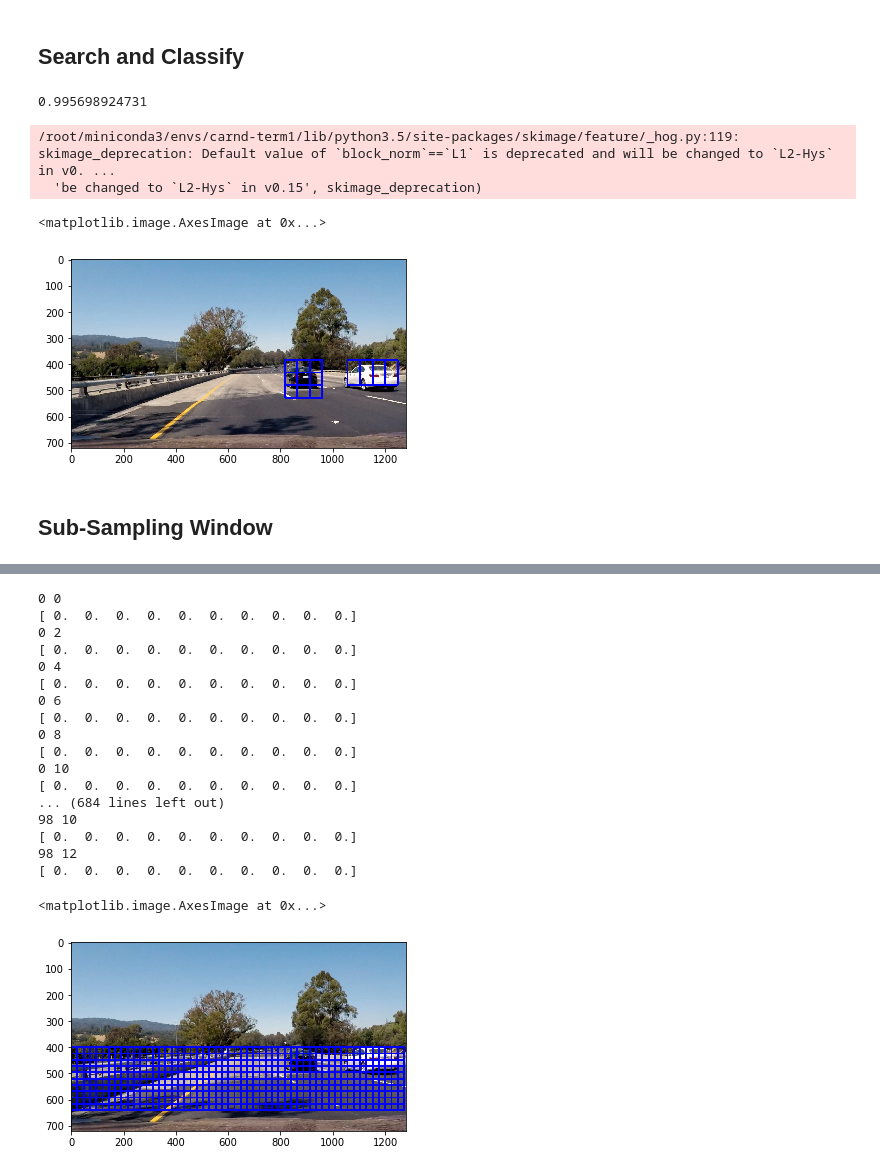
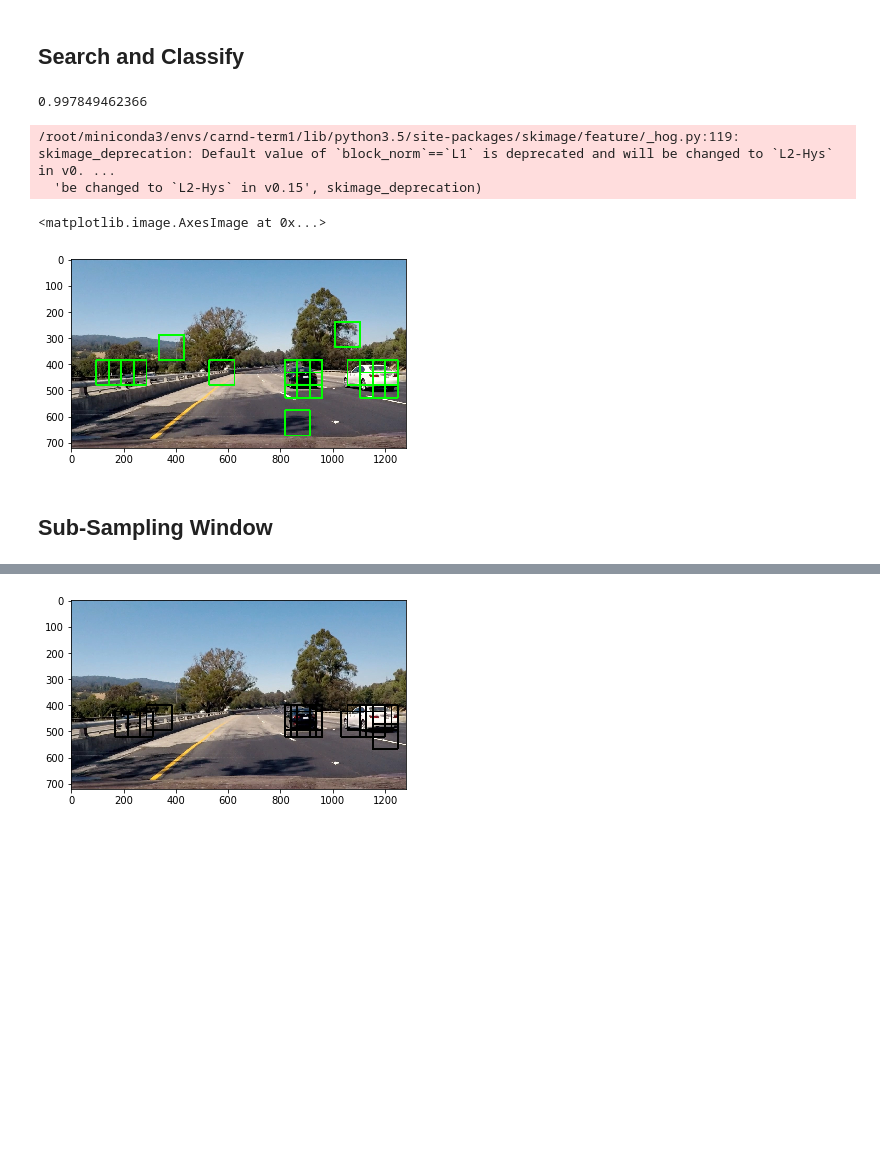
Before and after one commit to liferlisiqi/Vehicle-detection, a Jupyter notebook: Vehicle-Detection.ipynb, the cells around one changed output, grey strips where cells are left out. Drawn from its saved outputs; the diff is of its cells as text; code cells hidden in the pictures; blank space fills up the shorter version.

```diff
--- a/Vehicle-Detection.ipynb
+++ b/Vehicle-Detection.ipynb
@@ -100,7 +101,7 @@ def color_hist(img, nbins=32):
     hist3 = np.histogram(img[:,:,2], bins=nbins)
 
     # generate bin centers
-    bin_edges = rhist[1]
+    bin_edges = hist1[1]
     bin_centers = bin_edges[1:] - 256 / nbins / 2
 
     # concatenate the histograms into a single feature vector
@@ -278,7 +279,8 @@ def extract_features(imgs, color_space='RGB', spatial_size=(32, 32),
     for file in tqdm(imgs):
         file_features = []
         # Read in each one by one
-        image = mpimg.imread(file)
+        # image = mpimg.imread(file)  image should be [0, 1] and as type np.float32
+        image = (mpimg.imread(file) / 256).astype(np.float32)
         # apply color conversion if other than 'RGB'
         if color_space != 'RGB':
             if color_space == 'HSV':
@@ -481,28 +473,29 @@ svc = LinearSVC()
 svc.fit(x_train, y_train)
 print(svc.score(x_test, y_test))
 # %% [output]
-0.995698924731
+0.997849462366
 # %%
-img = mpimg.imread('test_images/4.jpg')
+img = (mpimg.imread('test_images/4.jpg') / 256).astype(np.float32)
 draw_image = np.copy(img)
 windows = slide_window(img, x_start_stop=[None, None], y_start_stop=[None, None], xy_window=(96, 96), xy_overlap=(0.5, 0.5))
 hot_windows = search_windows(img, windows, svc, X_scaler, color_space=color_space, spatial_size=spatial_size,
-                   hist_bins=hist_bins, hist_range=(0,256), orient=orient, pix_per_cell=pix_per_cell, cell_per_block=cell_per_block,
+                   hist_bins=hist_bins, orient=orient, pix_per_cell=pix_per_cell, cell_per_block=cell_per_block,
                    hog_channel=hog_channel, spatial_feat=True, hist_feat=True, hog_feat=True)
 
-window_img = draw_boxes(draw_image, hot_windows, color=(0,0,255), thick=6)
+window_img = draw_boxes(draw_image, hot_windows, color=(0,1,0), thick=6)
 plt.imshow(window_img)
 # %% [output]
 /root/miniconda3/envs/carnd-term1/lib/python3.5/site-packages/skimage/feature/_hog.py:119: skimage_deprecation: Default value of `block_norm`==`L1` is deprecated and will be changed to `L2-Hys` in v0. ...
   'be changed to `L2-Hys` in v0.15', skimage_deprecation)
 <matplotlib.image.AxesImage at 0x...>
-[figure, old version]
+[figure, new version]
 # %% [markdown]
 ## Sub-Sampling Window
 # %%
 def find_cars(img, ystart, ystop, scale, svc, x_scaler, orient, pix_per_cell, cell_per_block, spatial_size, hist_bins):
     draw_img = np.copy(img)
     img = img.astype(np.float32) / 255
+    bbox_list = []
 
     img_search = img[ystart:ystop,:,:]
     ctrans_search = cv2.cvtColor(img_search, cv2.COLOR_RGB2YCrCb)
@@ -530,12 +523,10 @@ def find_cars(img, ystart, ystop, scale, svc, x_scaler, orient, pix_per_cell, ce
     hog2 = HOG_features(ch2, orient, pix_per_cell, cell_per_block, feature_vec=False)
     hog3 = HOG_features(ch3, orient, pix_per_cell, cell_per_block, feature_vec=False)
 
-
     for xs in range(nxsteps):
         for ys in range(nysteps):
             ypos = ys * cells_per_step
             xpos = xs * cells_per_step
-            print(xpos, ypos)
 
             hog_feat1 = hog1[ypos:ypos+block_per_window, xpos:xpos+block_per_window].ravel()
             hog_feat2 = hog2[ypos:ypos+block_per_window, xpos:xpos+block_per_window].ravel()
@@ -549,29 +540,27 @@ def find_cars(img, ystart, ystop, scale, svc, x_scaler, orient, pix_per_cell, ce
             subimg = cv2.resize(ctrans_search[ytop:ytop+window, xleft:xleft+window], (64, 64)) # (64, 64, 3)
             # get color features
             spatial_features = bin_spatial(subimg, size=spatial_size)
-            hist_features = color_hist(subimg, nbins=hist_bins, bins_range=(0, 1))
+            hist_features = color_hist(subimg, nbins=hist_bins)
 
             # scale features and make a perdiction  (3072,) (96,) (5292,)
             features = np.hstack((spatial_features, hist_features, hog_features)).reshape(1,-1)
             scaled_features = x_scaler.transform(features)
-            print(scaled_features[0][0:10])
             prediction = svc.predict(scaled_features)
             # print(prediction)
 
-            xleft = np.int(xleft * scale)
-            ytop = np.int(ytop * scale)
-            win_draw = np.int(window * scale)
             if prediction == 1:
-                cv2.rectangle(draw_img, (xleft, ytop+ystart), (xleft+win_draw, ytop+win_draw+ystart), (255,0,0), 12)
-            else:
-                cv2.rectangle(draw_img, (xleft, ytop+ystart), (xleft+win_draw, ytop+win_draw+ystart), (0,0,255), 6)
+                xleft = np.int(xleft * scale)
+                ytop = np.int(ytop * scale)
+                win_draw = np.int(window * scale)
+                cv2.rectangle(draw_img, (xleft, ytop+ystart), (xleft+win_draw, ytop+win_draw+ystart), (0,255,0), 6)
+                bbox_list.append(((int(xleft), int(ytop+ystart)), (int(xleft+win_draw), int(ytop+win_draw+ystart))))
 
-    return draw_img
+    return draw_img, bbox_list
 
 ystart = 400
 ystop = 656
 scale = 1.5
-img = mpimg.imread('test_images/4.jpg')
-result = find_cars(img, ystart, ystop, scale, svc, X_scaler, orient, pix_per_cell, cell_per_block, spatial_size, hist_bins)
+img = (mpimg.imread('test_images/4.jpg') / 256).astype(np.float32)
+result, bbox_list = find_cars(img, ystart, ystop, scale, svc, X_scaler, orient, pix_per_cell, cell_per_block, spatial_size, hist_bins)
 plt.imshow(result)
 # %% [output]
@@ -580,19 +568 @@ plt.imshow(result)
-0 0
-[ 0.  0.  0.  0.  0.  0.  0.  0.  0.  0.]
-0 2
-[ 0.  0.  0.  0.  0.  0.  0.  0.  0.  0.]
-0 4
-[ 0.  0.  0.  0.  0.  0.  0.  0.  0.  0.]
-0 6
-[ 0.  0.  0.  0.  0.  0.  0.  0.  0.  0.]
-0 8
-[ 0.  0.  0.  0.  0.  0.  0.  0.  0.  0.]
-0 10
-[ 0.  0.  0.  0.  0.  0.  0.  0.  0.  0.]
-... (684 lines left out)
-98 10
-[ 0.  0.  0.  0.  0.  0.  0.  0.  0.  0.]
-98 12
-[ 0.  0.  0.  0.  0.  0.  0.  0.  0.  0.]
-<matplotlib.image.AxesImage at 0x...>
-[figure, old version]
+[figure, new version]
```
Also changed, not shown: parts of 16 cells of this notebook, 2 other files.
